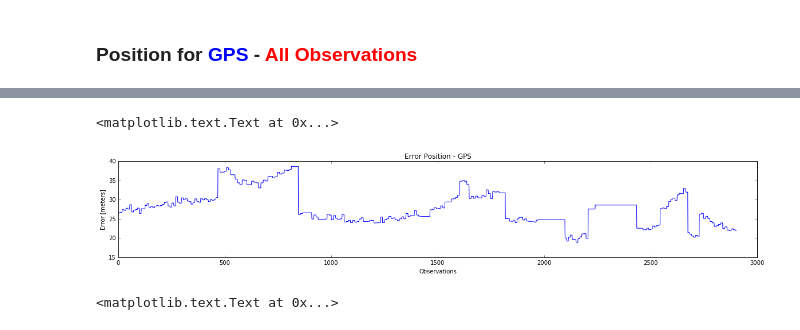
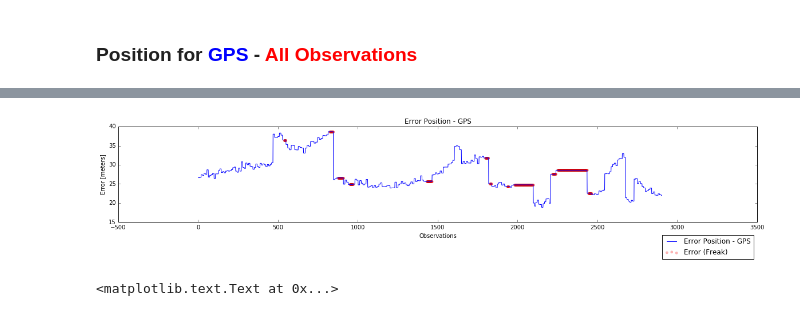
Before and after one commit to mikesneider/GNSS, a Jupyter notebook: JUST Glonass Position_entrega.ipynb, the cells around one changed output, grey strips where cells are left out. Drawn from its saved outputs; the diff is of its cells as text; code cells hidden in the pictures.

```diff
--- a/JUST Glonass Position_entrega.ipynb
+++ b/JUST Glonass Position_entrega.ipynb
@@ -181,6 +285,8 @@ observation_types=["P1", "P2", "L1", "L2"]
 Elevations = []
 Azimuths = []
 TimeOfDay = []
+NumObservations = []
+NumObservationsGlo = []
 
 A_Glonass = []
 A_GPS = []
@@ -215,6 +321,7 @@ print "observation types",obsidxs, obstypes
 obsHeader, obsData = gpstk.readRinex3Obs(obsfile) # MIXED Observer File (GPS + GLONASS)
 for obsObject in obsData: #round the data
     counter += 1 #this counter is for see how much observations of the RINEX
+    NumObservations.append(counter)
     try: #Don't see the first observation, because the first observation is of the last day, and thats have an
         #error with the navigation file of Glonass
         observations += 1
@@ -308,6 +415,8 @@ for obsObject in obsData: #round the data
                 GloRelatCorr.append(svXvt.getRelativityCorr())
                 A_Glonass.append([GloSat,GloP1,GloPos,GloClockBias,Elevations,Azimuths])
     except(Exception):
+        #A_Glonass.append([GloSat,GloP1,GloPos,GloClockBias,Elevations,Azimuths])
+        NumObservationsGlo.append(counter) #las observaciones que se puede calcular GLONASS
         print "observation ",counter," without Navigation info", obsObject.time
         #This happens because the information of the navigation file of glonass have not all info enough to the observation file
 
@@ -372,6 +481,9 @@ c = 299792458.
 SumError = 0.
 posXYGPS = []
 sumaErroresMayoDiezmil = 0
+XObservationError = []
+Errores = []
+
 
 for i in range (0, observations):
     p1 = np.array(A_GPS.P1[i])
@@ -385,7 +497,7 @@ for i in range (0, observations):
 
     if ls_error<10000.: #quitar los errores de posición superiores a 10mil
         lastError = ls_error
-        posXYGPS.append([ls_computed_pos[:1]-real_pos[:1],ls_computed_pos[1:2]-real_pos[1:2]])
+        posXYGPS.append([ls_computed_pos[:1],ls_computed_pos[1:2],ls_computed_pos[1:2]])
         pos_cpu = ls_computed_pos[:3]
         reciverBias = ls_computed_pos[3]/c
         SumError += ls_error
@@ -393,9 +505,11 @@ for i in range (0, observations):
         erroresGPS.append(ls_error)
     else:
         sumaErroresMayoDiezmil += 1#quantity of errors of > 10mil
+        XObservationError.append(i)
+        Errores.append(lastError)
         erroresGPS.append(lastError)
 
-names=["X","GPS" ]
+names=["X","Y","Z" ]
 posXYGPS = pd.DataFrame(posXYGPS, columns=names)
 print "Average Error Position for GPS: ", SumError/observations, "[meters]"
 print "Maximum Error: ",max(erroresGPS), "[meters]"
@@ -413,12 +527,15 @@ Average Error:  27.8513127807 how much:  2400
 # %%
 fig=plt.figure(figsize=(20,3))
-plt.plot(erroresGPS)
+#plt.plot(erroresGPS)
 plt.ylabel("Error [meters]")
 plt.xlabel("Observations")
 plt.title('Error Position - GPS')
+plt.plot(NumObservations, erroresGPS, c="blue", label = "Error Position - GPS")
+plt.scatter(XObservationError, Errores, c="red", label = "Error (Freak)",lw=0.1,alpha=0.3)
+plt.legend(loc='best', bbox_to_anchor=(1, -0.1))
+plt.show()
 # %% [output]
-<matplotlib.text.Text at 0x...>
-[figure, old version]
+[figure, new version]
 # %%
 fig=plt.figure(figsize=(20,3))
 plt.plot(vistos)
```
Also changed, not shown: parts of 11 cells of this notebook.
